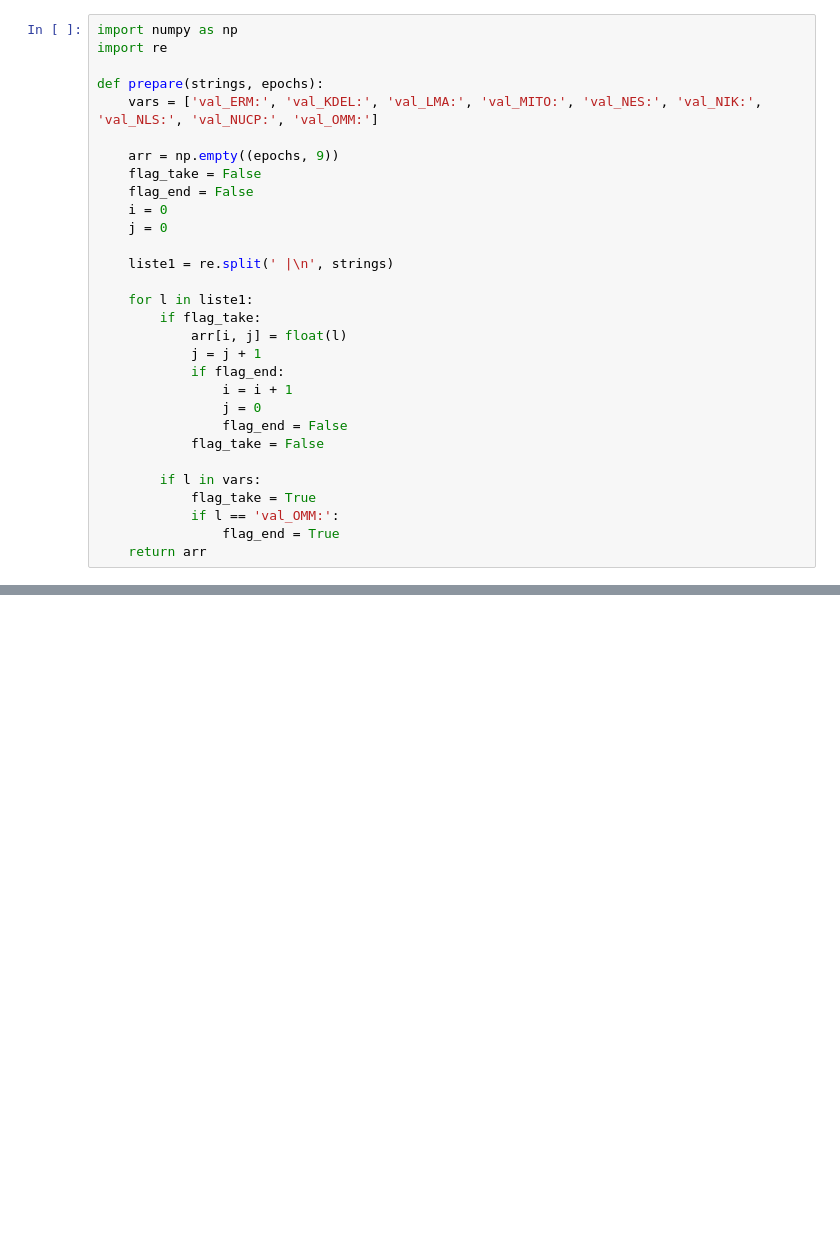
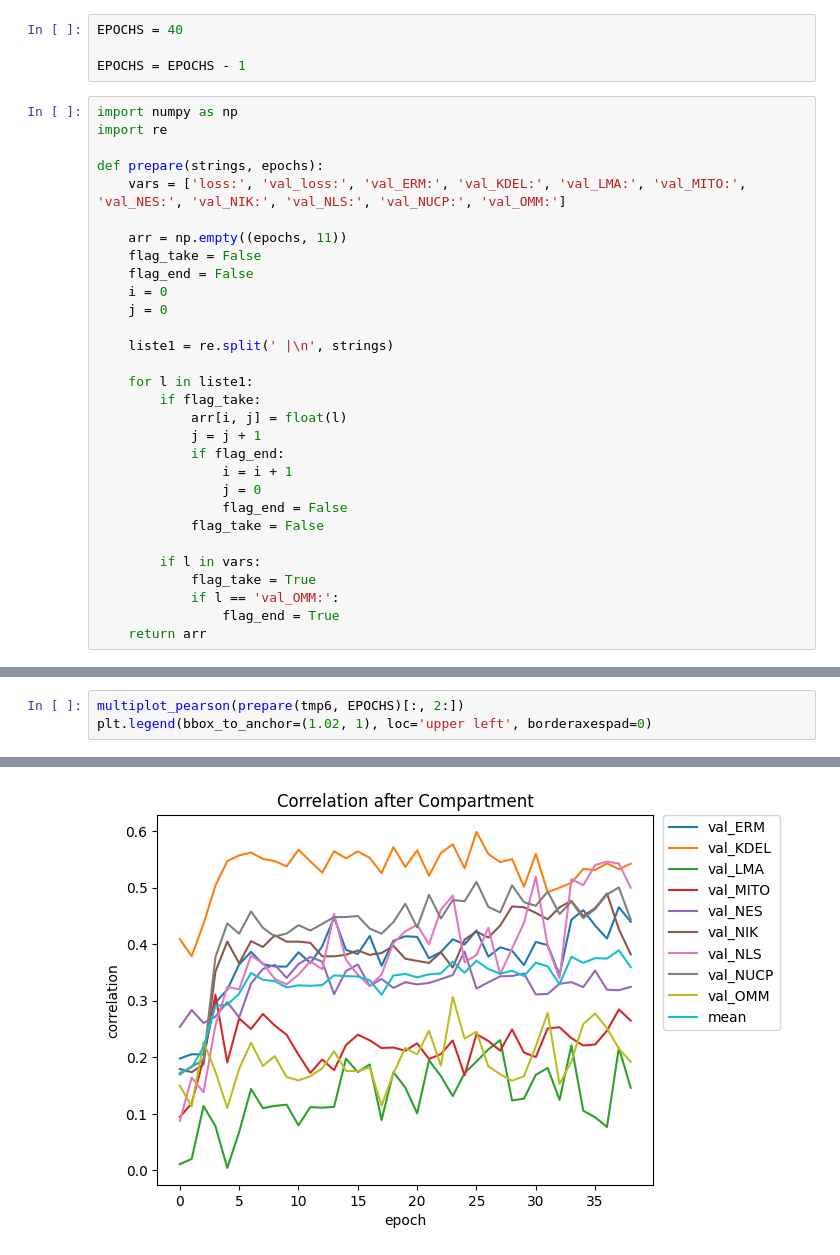
Before and after one commit to Tralius/rna-localization, a Jupyter notebook: tmp.ipynb, the cells around one changed output, grey strips where cells are left out. Drawn from its saved outputs; the diff is of its cells as text; blank space fills up the shorter version.

```diff
--- a/tmp.ipynb
+++ b/tmp.ipynb
@@ -604,11 +80,15 @@ Epoch 59/100
+# %%
+EPOCHS = 40
+
+EPOCHS = EPOCHS - 1
 # %%
 import numpy as np
 import re
 
 def prepare(strings, epochs):
-    vars = ['val_ERM:', 'val_KDEL:', 'val_LMA:', 'val_MITO:', 'val_NES:', 'val_NIK:', 'val_NLS:', 'val_NUCP:', 'val_OMM:']
+    vars = ['loss:', 'val_loss:', 'val_ERM:', 'val_KDEL:', 'val_LMA:', 'val_MITO:', 'val_NES:', 'val_NIK:', 'val_NLS:', 'val_NUCP:', 'val_OMM:']
 
-    arr = np.empty((epochs, 9))
+    arr = np.empty((epochs, 11))
     flag_take = False
     flag_end = False
     i = 0
@@ -653,0 +144,4 @@ def multiplot_pearson(data, mean: bool = True, training: bool = False,title: str
+# %%
+multiplot_pearson(prepare(tmp6, EPOCHS)[:, 2:])
+plt.legend(bbox_to_anchor=(1.02, 1), loc='upper left', borderaxespad=0)
+# %% [output]
@@ -653,0 +149 @@ def multiplot_pearson(data, mean: bool = True, training: bool = False,title: str
+[figure, added]
```
Also changed, not shown: parts of 11 cells of this notebook, 3 other files.
